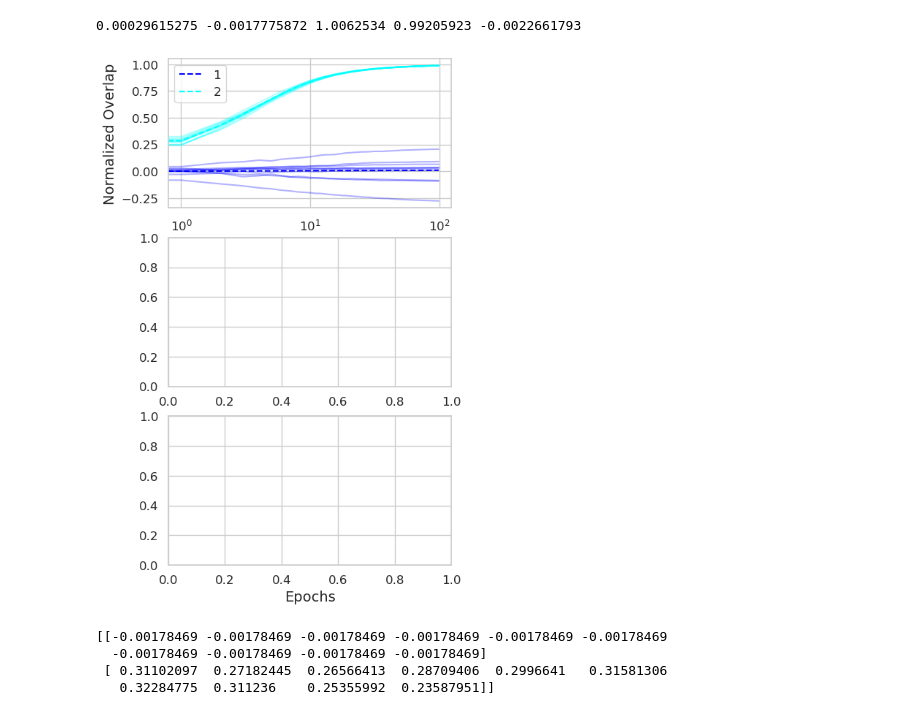
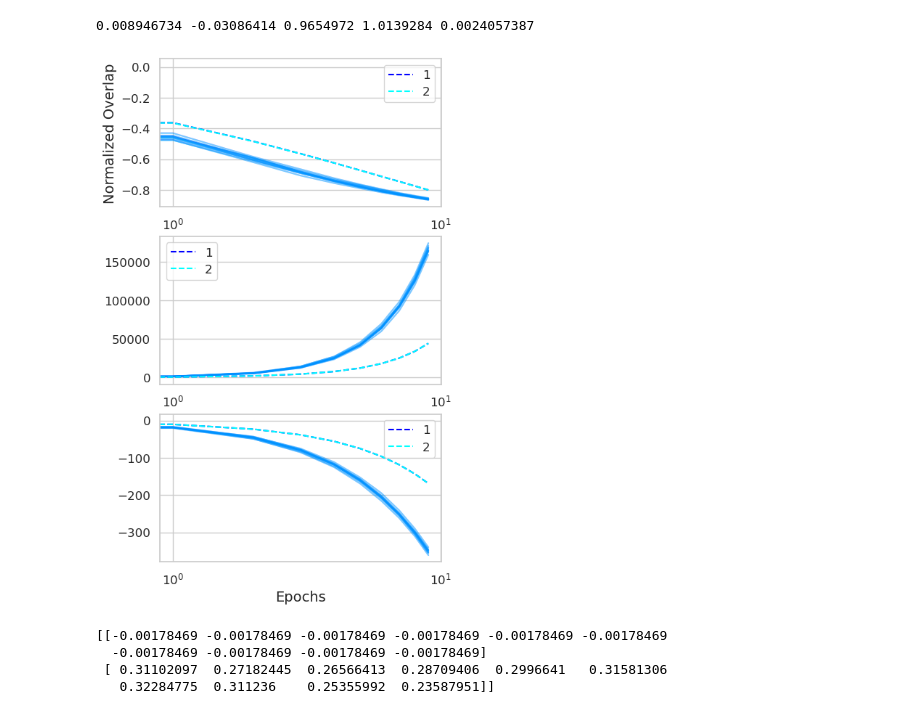
Before and after one commit to nishp99/Collective-learning-, a Jupyter notebook: test_plots.ipynb, the cells around one changed output. Saved outputs shown, nothing was run; the diff lists cells and outputs as text; code cells hidden in the pictures.

```diff
--- a/test_plots.ipynb
+++ b/test_plots.ipynb
@@ -34,12 +34,12 @@ os.cpu_count(): 40
 # %%
-T=6
+T=3
 lr=1.0
 
-r_1=1.0
-r_2=100.0
-r_12=0.0
+r_1=0.0
+r_2=0.0
+r_12=100.0
 tau_1=0.0
-tau_2=1.0
+tau_2=0.0
 
 
 D=3000
@@ -59,7 +59,7 @@ print(J_1_init, J_2_init, Q_1_init, Q_2_init, Q_12_init)
 
 J_1_s, J_2_s, Q_1_s, Q_2_s, Q_12_s = main_exp.Run_simulation(D, n, lr, teacher, students_1, students_2, T, r_1, r_2, r_12, tau_1, tau_2, epochs, savepoints)
 # %% [output]
-0.00029615275 -0.0017775872 1.0062534 0.99205923 -0.0022661793
+0.008946734 -0.03086414 0.9654972 1.0139284 0.0024057387
 # %%
 #J_1_init, J_2_init, Q_1_init, Q_2_init, Q_12_init = J_1_s[1,0], J_2_s[1,0], Q_1_s[1,0], Q_2_s[1,0], Q_12_s[1,0]
 
@@ -94,38 +94,58 @@ ax1.plot(log_epochs, overlaps_2_ode[1:], label='2', color='cyan', linestyle='--'
 ax1.set_xscale('log')
 ax1.legend()"""
 
 #ax1.fill_between(log_epochs_0, mean_overlaps_1 - std_overlaps_1, mean_overlaps_1 + std_overlaps_1, color='blue', alpha=0.5)
 for i in range(n):
-    ax1.plot(log_epochs_0[0:], overlaps_1[0:, i], color='blue', alpha=0.3)
-    ax1.plot(log_epochs_0[0:], overlaps_2[0:, i], color='cyan', alpha=0.3)
+    ax1.plot(log_epochs_0[0:10], overlaps_1[0:10, i], color='blue', alpha=0.3)
+    ax1.plot(log_epochs_0[0:10], overlaps_2[0:10, i], color='cyan', alpha=0.3)
 ax1.set_ylabel('Normalized Overlap')
-ax1.plot(log_epochs_0[0:], overlaps_1_ode[0:], label='1', color='blue', linestyle='--')
-ax1.plot(log_epochs_0[0:], overlaps_2_ode[0:], label='2', color='cyan', linestyle='--')
+ax1.plot(log_epochs_0[0:10], overlaps_1_ode[0:10], label='1', color='blue', linestyle='--')
+ax1.plot(log_epochs_0[0:10], overlaps_2_ode[0:10], label='2', color='cyan', linestyle='--')
 ax1.set_xscale('log')
 ax1.legend()
 
+
+for i in range(n):
+    ax2.plot(log_epochs_0[0:10], Q_1_s[0:10, i], color='blue', alpha=0.3)
+    ax2.plot(log_epochs_0[0:10], Q_2_s[0:10, i], color='cyan', alpha=0.3)
+
+ax2.plot(log_epochs_0[0:10], Q_1_s_ode[0:10], label='1', color='blue', linestyle='--')
+ax2.plot(log_epochs_0[0:10], Q_2_s_ode[0:10], label='2', color='cyan', linestyle='--')
+ax2.set_xscale('log')
+ax2.legend()
 """#ax2.plot(jnp.mean(R_s, axis=1), label='Mean R_s', color='red')
 ax2.fill_between(log_epochs, jnp.mean(R_s, axis=1) - jnp.std(R_s, axis=1), jnp.mean(R_s, axis=1) + jnp.std(R_s, axis=1), color='red', alpha=0.2)
 ax2.plot(log_epochs, R_s_ode, label='R_s ODE', color='red', linestyle='--')
 ax2.set_ylabel('Mean R_s')
 ax2.set_xscale('log')
 ax2.legend()
+
+
 
 #ax3.plot(jnp.mean(Qr_s, axis=1), label='Mean Qr_s', color='green')
 ax3.fill_between(log_epochs, jnp.mean(Qr_s, axis=1) - jnp.std(Qr_s, axis=1), jnp.mean(Qr_s, axis=1) + jnp.std(Qr_s, axis=1), color='green', alpha=0.2)
 #ax3.plot(jnp.mean(Qi_s, axis=1), label='Mean Qi_s', color='orange')
 ax3.fill_between(log_epochs, jnp.mean(Qi_s, axis=1) - jnp.std(Qi_s, axis=1), jnp.mean(Qi_s, axis=1) + jnp.std(Qi_s, axis=1), color='orange', alpha=0.2)
 ax3.plot(log_epochs, Q_s_r_ode, label='Qr_s ODE', color='green', linestyle='--')
 ax3.plot(log_epochs, Q_s_i_ode, label='Qi_s ODE', color='orange', linestyle='--')
 ax3.set_ylabel('Mean Q_s')
 ax3.set_yscale('log')
 ax3.set_xscale('log')
 ax3.legend()"""
 
+for i in range(n):
+    ax3.plot(log_epochs_0[0:10], J_1_s[0:10, i], color='blue', alpha=0.3)
+    ax3.plot(log_epochs_0[0:10], J_2_s[0:10, i], color='cyan', alpha=0.3)
+
+ax3.plot(log_epochs_0[0:10], J_1_s_ode[0:10], label='1', color='blue', linestyle='--')
+ax3.plot(log_epochs_0[0:10], J_2_s_ode[0:10], label='2', color='cyan', linestyle='--')
+ax3.set_xscale('log')
+ax3.legend()
+
 plt.xlabel('Epochs')
 plt.show()
 # %% [output]
-[figure, old version]
+[figure, new version]
 # %%
 print(overlaps_2[0:2,:])
 # %% [output]
```
Also changed, not shown: parts of 1 cell of this notebook.
